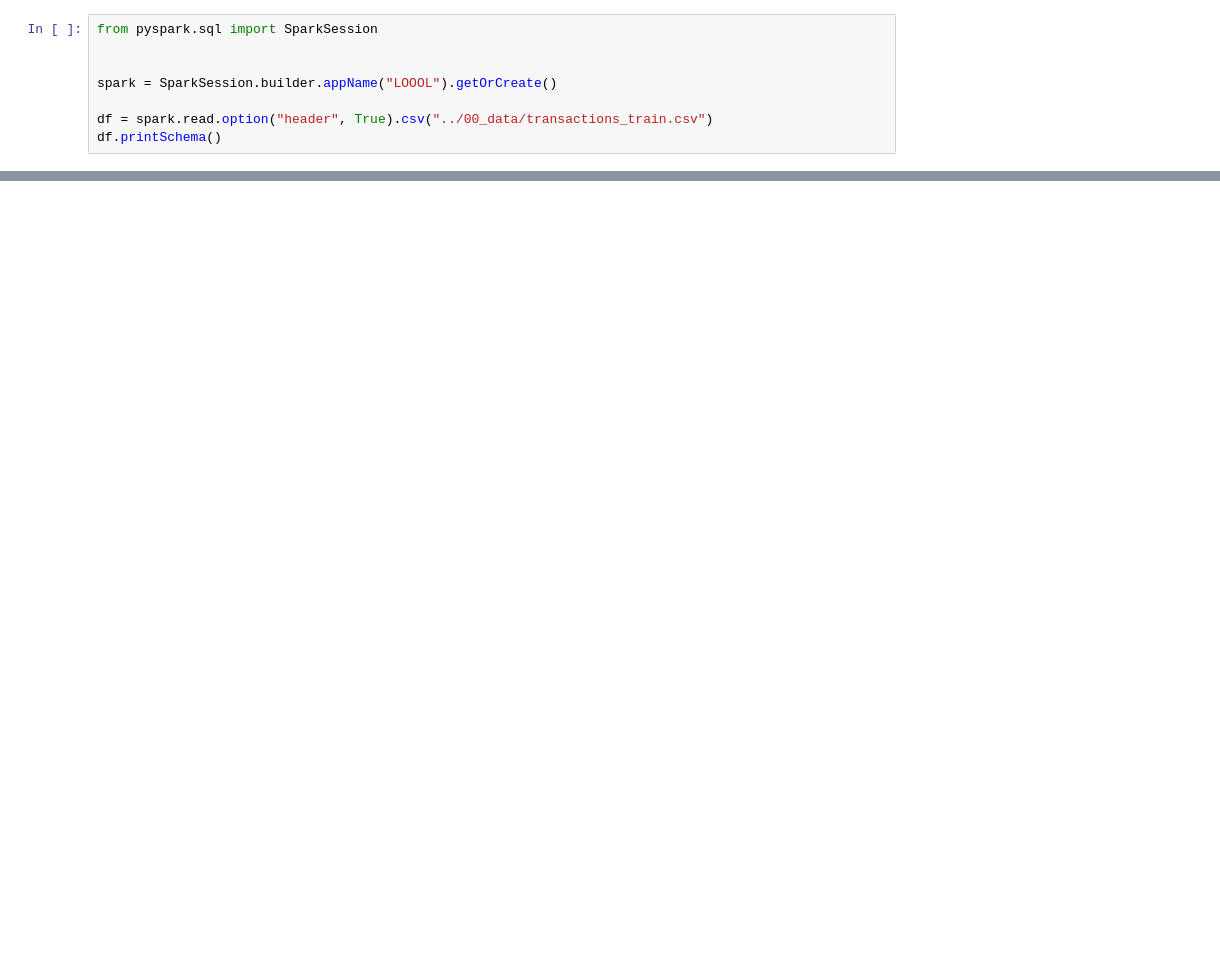
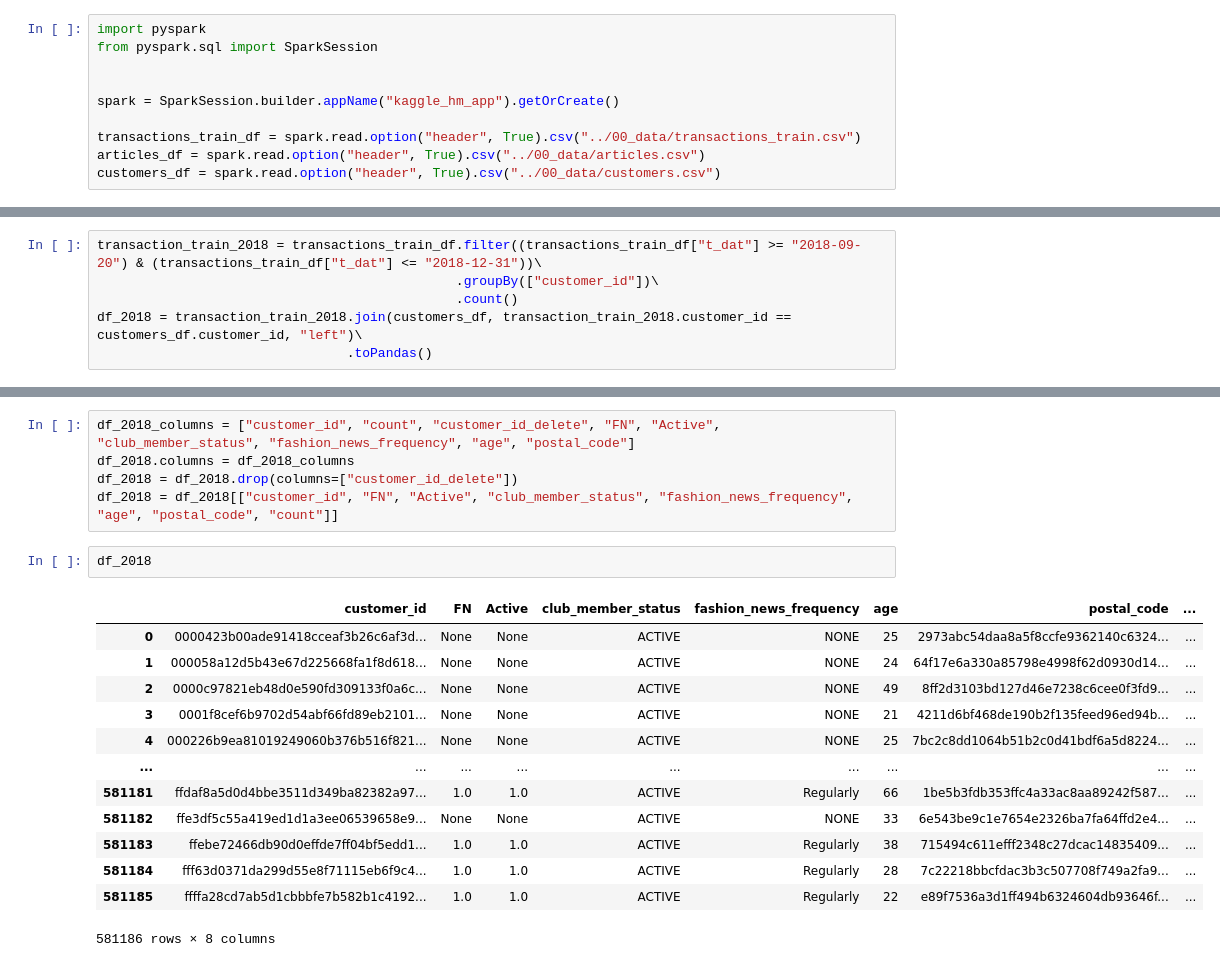
Before and after one commit to owl2/kaggle, a Jupyter notebook: hm/preparation/test_spark.ipynb, the cells around one changed output, grey strips where cells are left out. Saved outputs shown, nothing was run; the diff lists cells and outputs as text; blank space fills up the shorter version.

```diff
--- a/hm/preparation/test_spark.ipynb
+++ b/hm/preparation/test_spark.ipynb
@@ -1,9 +1,11 @@
 # %%
+import pyspark
 from pyspark.sql import SparkSession
 
 
-spark = SparkSession.builder.appName("LOOOL").getOrCreate()
+spark = SparkSession.builder.appName("kaggle_hm_app").getOrCreate()
 
-df = spark.read.option("header", True).csv("../00_data/transactions_train.csv")
-df.printSchema()
+transactions_train_df = spark.read.option("header", True).csv("../00_data/transactions_train.csv")
+articles_df = spark.read.option("header", True).csv("../00_data/articles.csv")
+customers_df = spark.read.option("header", True).csv("../00_data/customers.csv")
 # %% [output]
@@ -39,0 +23,6 @@ TypeError: cannot pickle '_thread.RLock' object
+# %%
+transaction_train_2018 = transactions_train_df.filter((transactions_train_df["t_dat"] >= "2018-09-20") & (transactions_train_df["t_dat"] <= "2018-12-31"))\
+                                              .groupBy(["customer_id"])\
+                                              .count()
+df_2018 = transaction_train_2018.join(customers_df, transaction_train_2018.customer_id == customers_df.customer_id, "left")\
+                                .toPandas()
@@ -39,0 +44,21 @@ TypeError: cannot pickle '_thread.RLock' object
+# %%
+df_2018_columns = ["customer_id", "count", "customer_id_delete", "FN", "Active", "club_member_status", "fashion_news_frequency", "age", "postal_code"]
+df_2018.columns = df_2018_columns
+df_2018 = df_2018.drop(columns=["customer_id_delete"])
+df_2018 = df_2018[["customer_id", "FN", "Active", "club_member_status", "fashion_news_frequency", "age", "postal_code", "count"]]
+# %%
+df_2018
+# %% [output]
+|  | customer_id | FN | Active | club_member_status | fashion_news_frequency | age | postal_code | ... |
+| 0 | 0000423b00ade91418cceaf3b26c6af3d... | None | None | ACTIVE | NONE | 25 | 2973abc54daa8a5f8ccfe9362140c6324... | ... |
+| 1 | 000058a12d5b43e67d225668fa1f8d618... | None | None | ACTIVE | NONE | 24 | 64f17e6a330a85798e4998f62d0930d14... | ... |
+| 2 | 0000c97821eb48d0e590fd309133f0a6c... | None | None | ACTIVE | NONE | 49 | 8ff2d3103bd127d46e7238c6cee0f3fd9... | ... |
+| 3 | 0001f8cef6b9702d54abf66fd89eb2101... | None | None | ACTIVE | NONE | 21 | 4211d6bf468de190b2f135feed96ed94b... | ... |
+| 4 | 000226b9ea81019249060b376b516f821... | None | None | ACTIVE | NONE | 25 | 7bc2c8dd1064b51b2c0d41bdf6a5d8224... | ... |
+| ... | ... | ... | ... | ... | ... | ... | ... | ... |
+| 581181 | ffdaf8a5d0d4bbe3511d349ba82382a97... | 1.0 | 1.0 | ACTIVE | Regularly | 66 | 1be5b3fdb353ffc4a33ac8aa89242f587... | ... |
+| 581182 | ffe3df5c55a419ed1d1a3ee06539658e9... | None | None | ACTIVE | NONE | 33 | 6e543be9c1e7654e2326ba7fa64ffd2e4... | ... |
+| 581183 | ffebe72466db90d0effde7ff04bf5edd1... | 1.0 | 1.0 | ACTIVE | Regularly | 38 | 715494c611efff2348c27dcac14835409... | ... |
+| 581184 | fff63d0371da299d55e8f71115eb6f9c4... | 1.0 | 1.0 | ACTIVE | Regularly | 28 | 7c22218bbcfdac3b3c507708f749a2fa9... | ... |
+| 581185 | ffffa28cd7ab5d1cbbbfe7b582b1c4192... | 1.0 | 1.0 | ACTIVE | Regularly | 22 | e89f7536a3d1ff494b6324604db93646f... | ... |
+581186 rows × 8 columns
```
Also changed, not shown: parts of 20 cells of this notebook, 6 other files.
